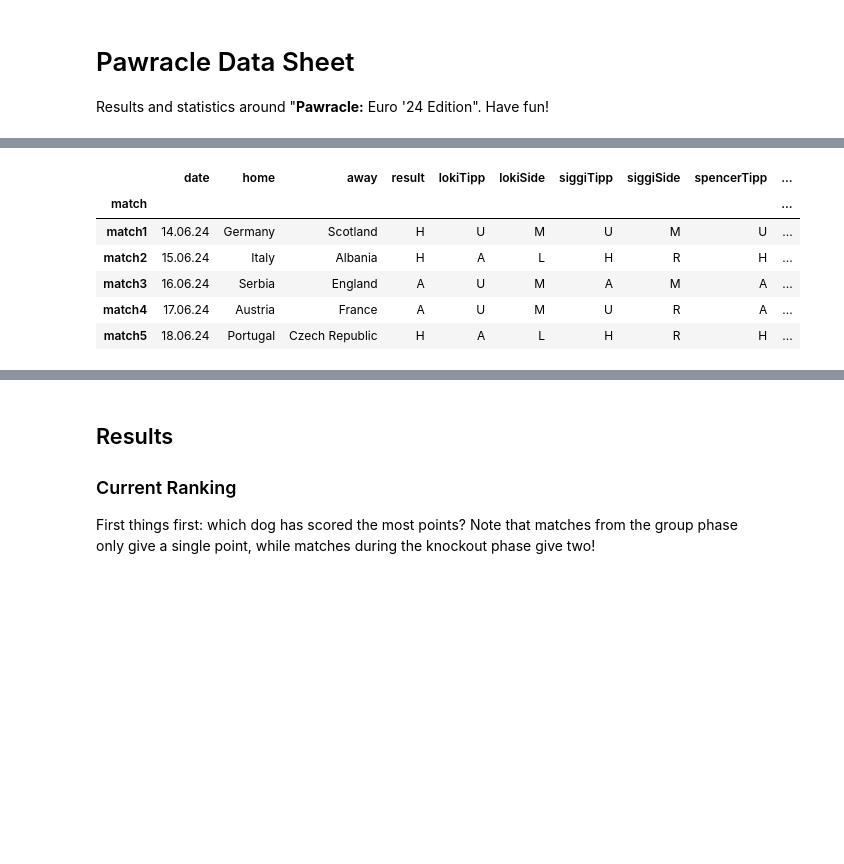
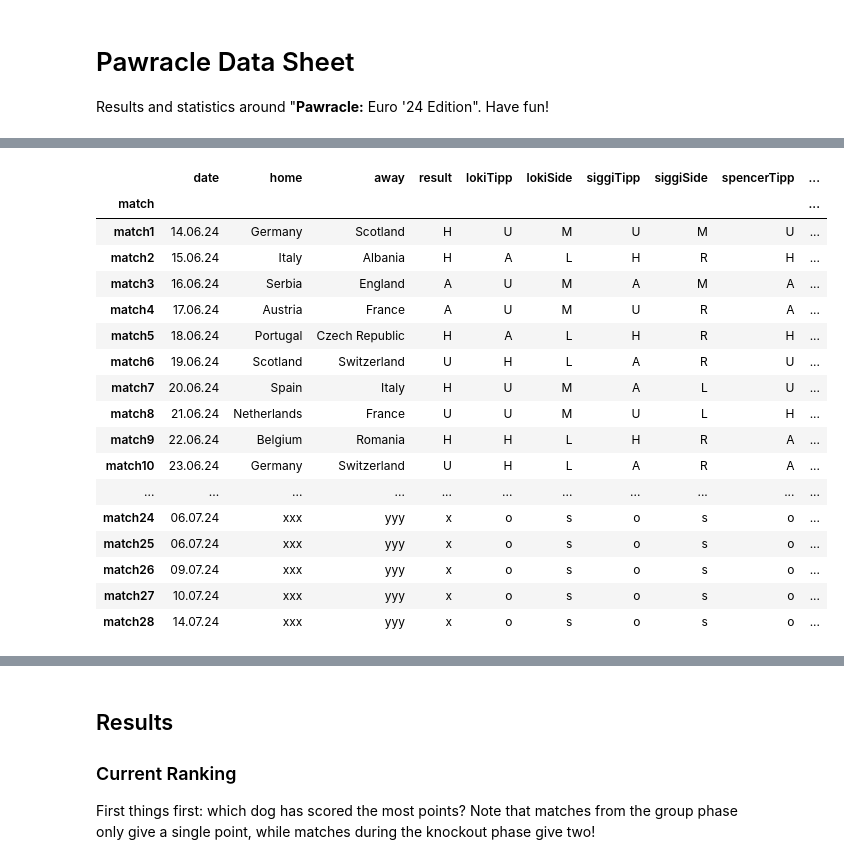
Before and after one commit to ben-tinc/pawracle, a Jupyter notebook: pawracle.ipynb, the cells around one changed output, grey strips where cells are left out. Drawn from its saved outputs; the diff is of its cells as text; code cells hidden in the pictures; blank space fills up the shorter version.

Commit message:
update, include dedicated data section at the start

```diff
--- a/pawracle.ipynb
+++ b/pawracle.ipynb
@@ -11,13 +15,24 @@ import matplotlib.pyplot as plt
 # The dataset with all the dogs' bets
 data = pd.read_csv('pawracle-data.csv', index_col=0)
 # %%
-# This is how the data looks like:
-data.head()
+# This is how the full table looks like:
+data
 # %% [output]
 |  | date | home | away | result | lokiTipp | lokiSide | siggiTipp | siggiSide | spencerTipp | ... |
 | match |  |  |  |  |  |  |  |  |  | ... |
 | match1 | 14.06.24 | Germany | Scotland | H | U | M | U | M | U | ... |
 | match2 | 15.06.24 | Italy | Albania | H | A | L | H | R | H | ... |
 | match3 | 16.06.24 | Serbia | England | A | U | M | A | M | A | ... |
 | match4 | 17.06.24 | Austria | France | A | U | M | U | R | A | ... |
 | match5 | 18.06.24 | Portugal | Czech Republic | H | A | L | H | R | H | ... |
+| match6 | 19.06.24 | Scotland | Switzerland | U | H | L | A | R | U | ... |
+| match7 | 20.06.24 | Spain | Italy | H | U | M | A | L | U | ... |
+| match8 | 21.06.24 | Netherlands | France | U | U | M | U | L | H | ... |
+| match9 | 22.06.24 | Belgium | Romania | H | H | L | H | R | A | ... |
+| match10 | 23.06.24 | Germany | Switzerland | U | H | L | A | R | A | ... |
+| ... | ... | ... | ... | ... | ... | ... | ... | ... | ... | ... |
+| match24 | 06.07.24 | xxx | yyy | x | o | s | o | s | o | ... |
+| match25 | 06.07.24 | xxx | yyy | x | o | s | o | s | o | ... |
+| match26 | 09.07.24 | xxx | yyy | x | o | s | o | s | o | ... |
+| match27 | 10.07.24 | xxx | yyy | x | o | s | o | s | o | ... |
+| match28 | 14.07.24 | xxx | yyy | x | o | s | o | s | o | ... |
```
Also changed, not shown: parts of 5 cells of this notebook.
